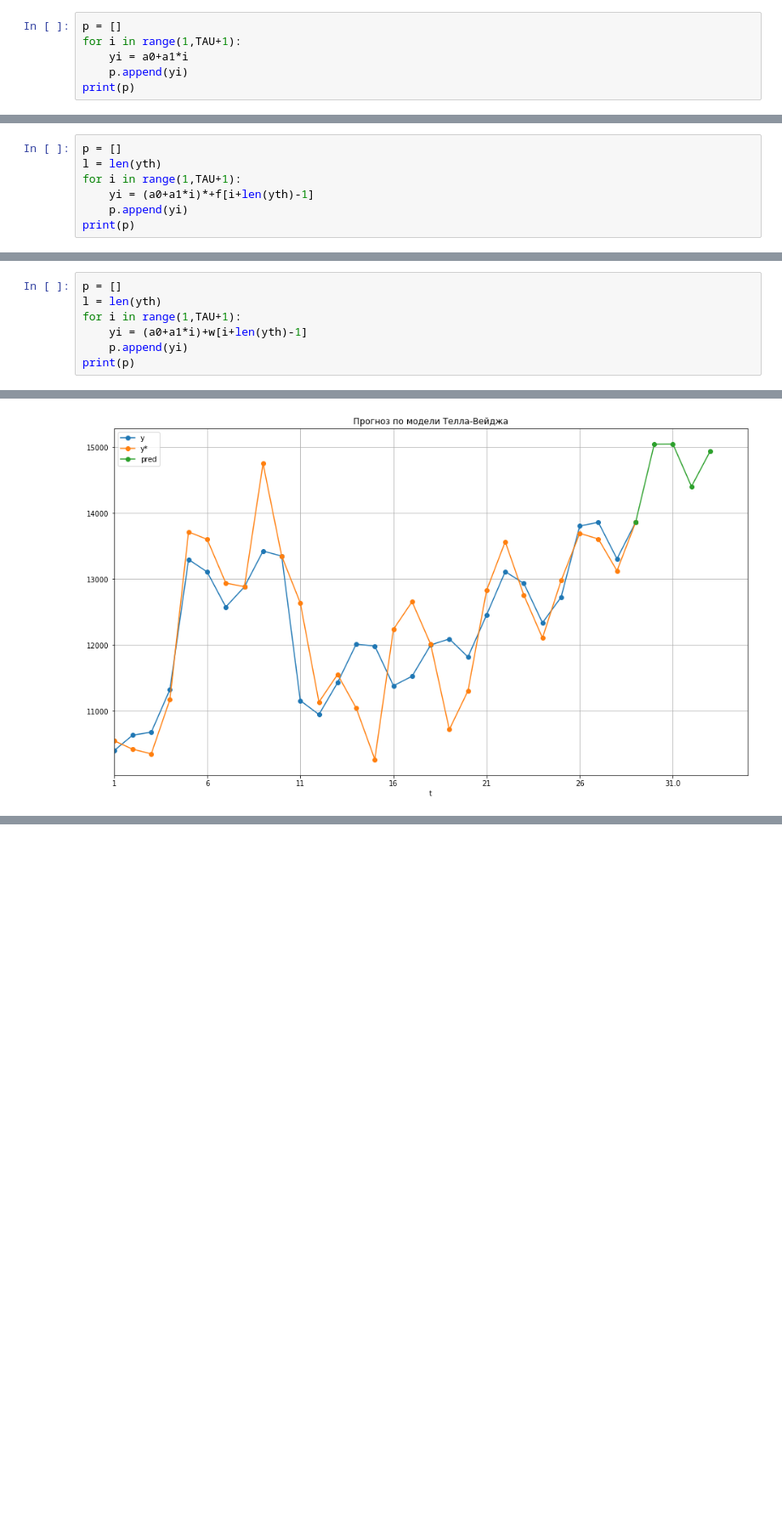
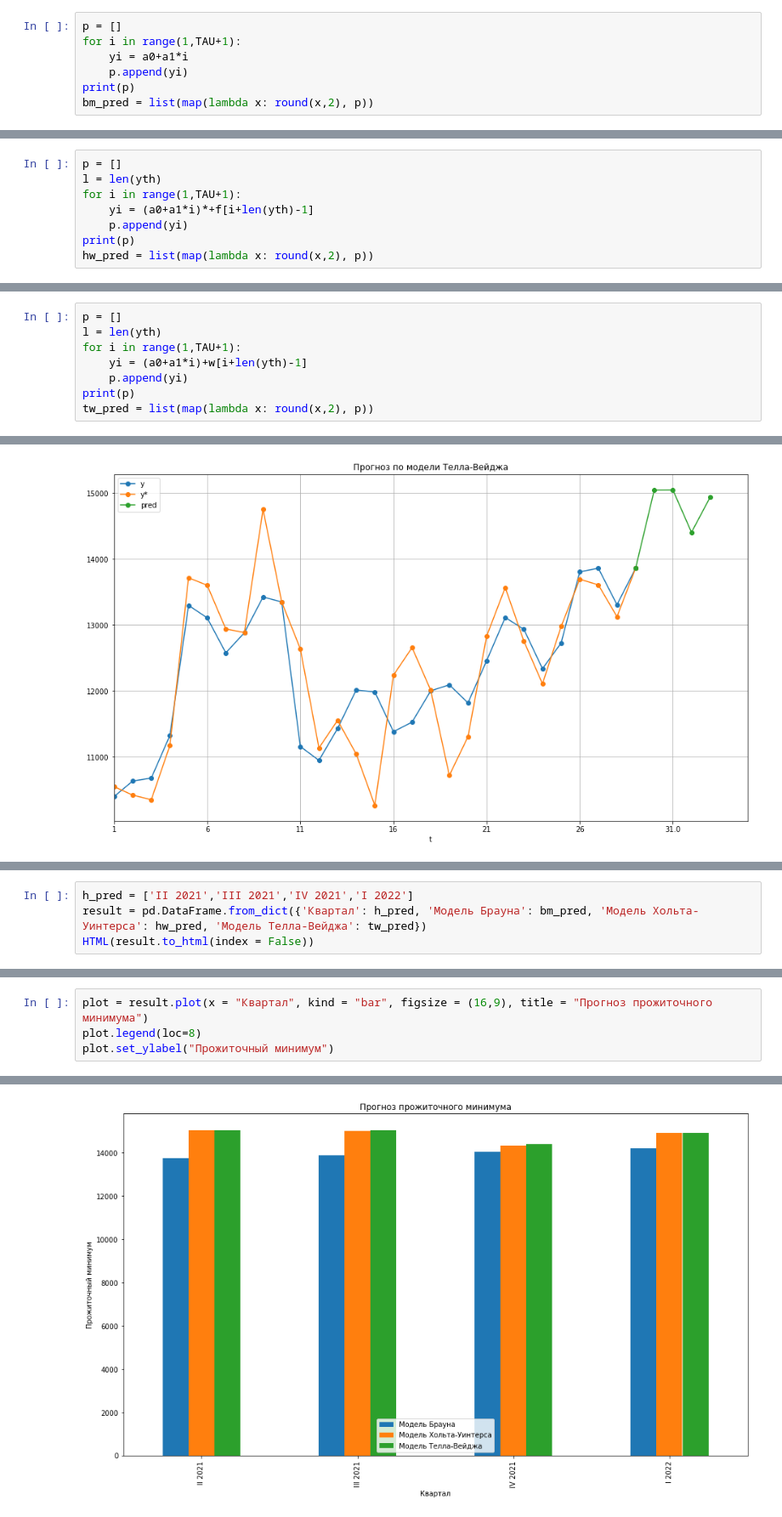
Before and after one commit to KnsRoo/DiscriminantAnalysis, a Jupyter notebook: rgr/DataSeries Analysis.ipynb, the cells around one changed output, grey strips where cells are left out. Shown at 85% size. Saved outputs shown, nothing was run; the diff lists cells and outputs as text; blank space fills up the shorter version.

```diff
--- a/rgr/DataSeries Analysis.ipynb
+++ b/rgr/DataSeries Analysis.ipynb
@@ -264,6 +272,7 @@ for i in range(1,TAU+1):
     yi = a0+a1*i
     p.append(yi)
 print(p)
+bm_pred = list(map(lambda x: round(x,2), p))
 # %% [output]
 [13742.397730243523, 13895.114199852776, 14047.83066946203, 14200.547139071283]
 # %% [markdown]
@@ -427,6 +436,7 @@ for i in range(1,TAU+1):
     yi = (a0+a1*i)*+f[i+len(yth)-1]
     p.append(yi)
 print(p)
+hw_pred = list(map(lambda x: round(x,2), p))
 # %% [output]
 [15062.122608319625, 15027.238648383107, 14330.660559328537, 14905.213978270687]
 # %% [markdown]
@@ -593,6 +603,7 @@ for i in range(1,TAU+1):
     yi = (a0+a1*i)+w[i+len(yth)-1]
     p.append(yi)
 print(p)
+tw_pred = list(map(lambda x: round(x,2), p))
 # %% [output]
 [15041.32417646874, 15044.74164803263, 14400.49122877062, 14933.674302694648]
 # %% [markdown]
@@ -619,0 +634,4 @@ tella_weige_model.plot(x = 't', y = ['y','y*', 'pred'], figsize=(16, 9), grid =
+# %%
+h_pred = ['II 2021','III 2021','IV 2021','I 2022']
+result = pd.DataFrame.from_dict({'Квартал': h_pred, 'Модель Брауна': bm_pred, 'Модель Хольта-Уинтерса': hw_pred, 'Модель Телла-Вейджа': tw_pred})
+HTML(result.to_html(index = False))
@@ -619,0 +646,5 @@ tella_weige_model.plot(x = 't', y = ['y','y*', 'pred'], figsize=(16, 9), grid =
+# %%
+plot = result.plot(x = "Квартал", kind = "bar", figsize = (16,9), title = "Прогноз прожиточного минимума")
+plot.legend(loc=8)
+plot.set_ylabel("Прожиточный минимум")
+# %% [output]
@@ -619,0 +652 @@ tella_weige_model.plot(x = 't', y = ['y','y*', 'pred'], figsize=(16, 9), grid =
+[figure, added]
```
Also changed, not shown: parts of 12 cells of this notebook.
